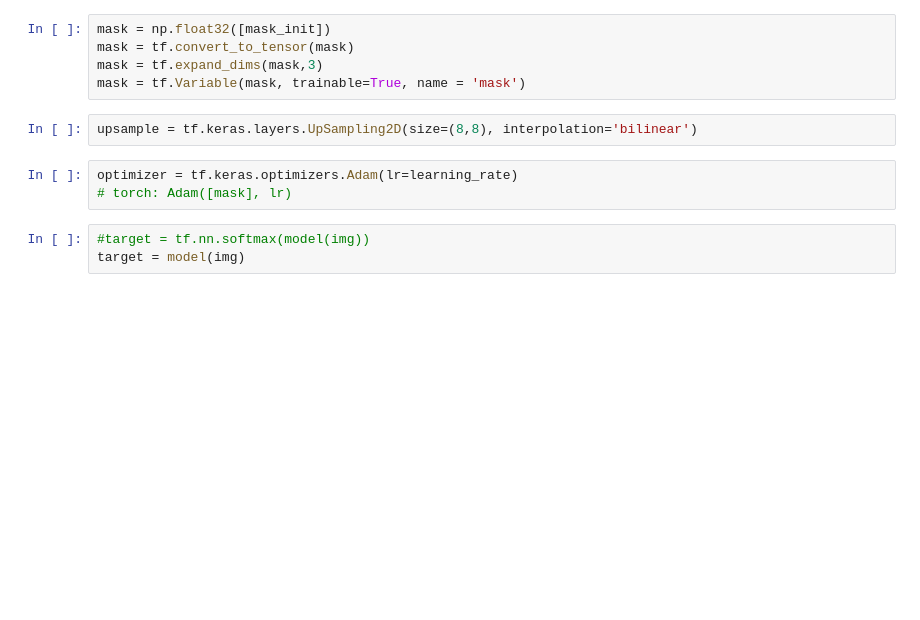
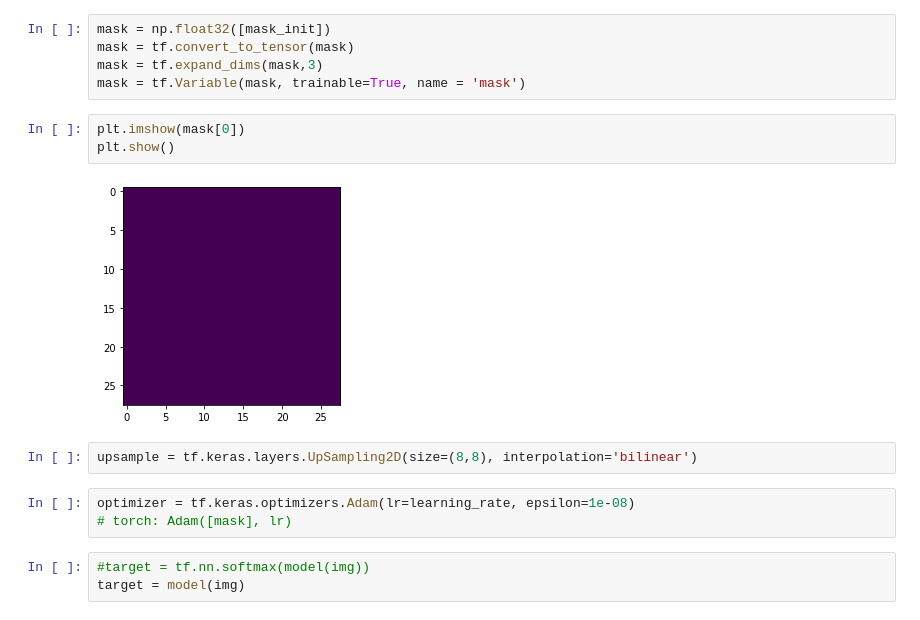
Before and after one commit to dakaun/meaningful-perturbation, a Jupyter notebook: experiments/meaningful_perturbation.ipynb, the cells around one changed output. Drawn from its saved outputs; the diff is of its cells as text; blank space fills up the shorter version.

```diff
--- a/experiments/meaningful_perturbation.ipynb
+++ b/experiments/meaningful_perturbation.ipynb
@@ -124,10 +129,15 @@ mask = np.float32([mask_init])
 mask = tf.convert_to_tensor(mask)
 mask = tf.expand_dims(mask,3)
 mask = tf.Variable(mask, trainable=True, name = 'mask')
+# %%
+plt.imshow(mask[0])
+plt.show()
+# %% [output]
+[figure, added]
 # %%
 upsample = tf.keras.layers.UpSampling2D(size=(8,8), interpolation='bilinear')
 # %%
-optimizer = tf.keras.optimizers.Adam(lr=learning_rate)
+optimizer = tf.keras.optimizers.Adam(lr=learning_rate, epsilon=1e-08)
 # torch: Adam([mask], lr)
 # %%
 #target = tf.nn.softmax(model(img))
```
Also changed, not shown: parts of 26 cells of this notebook.
